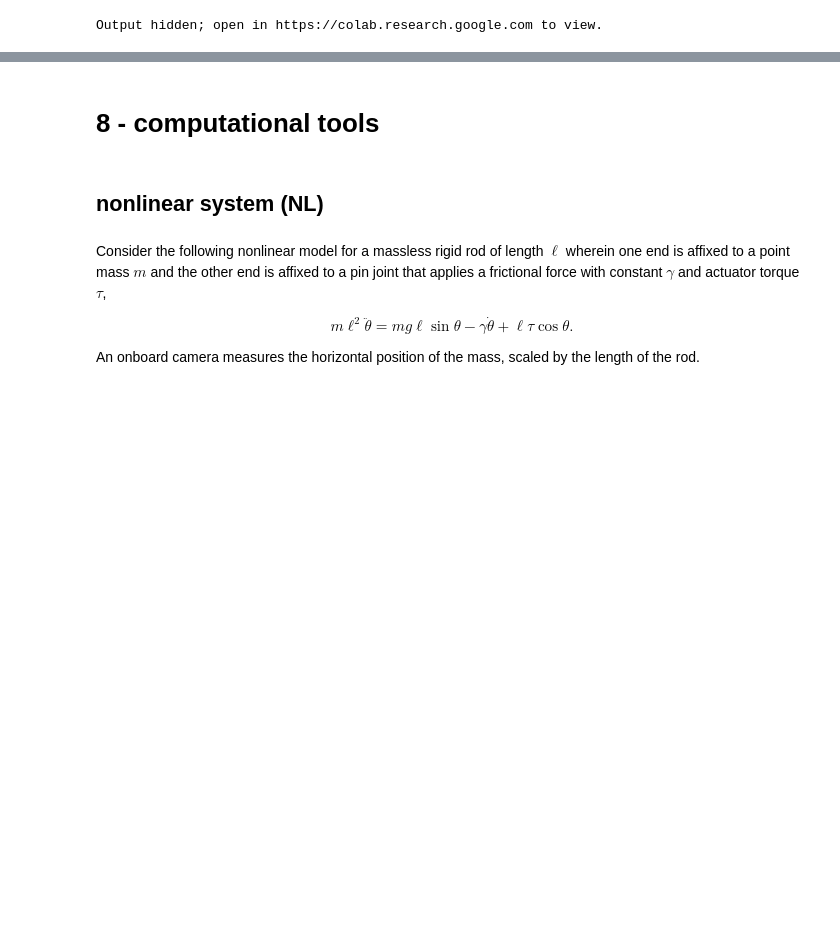
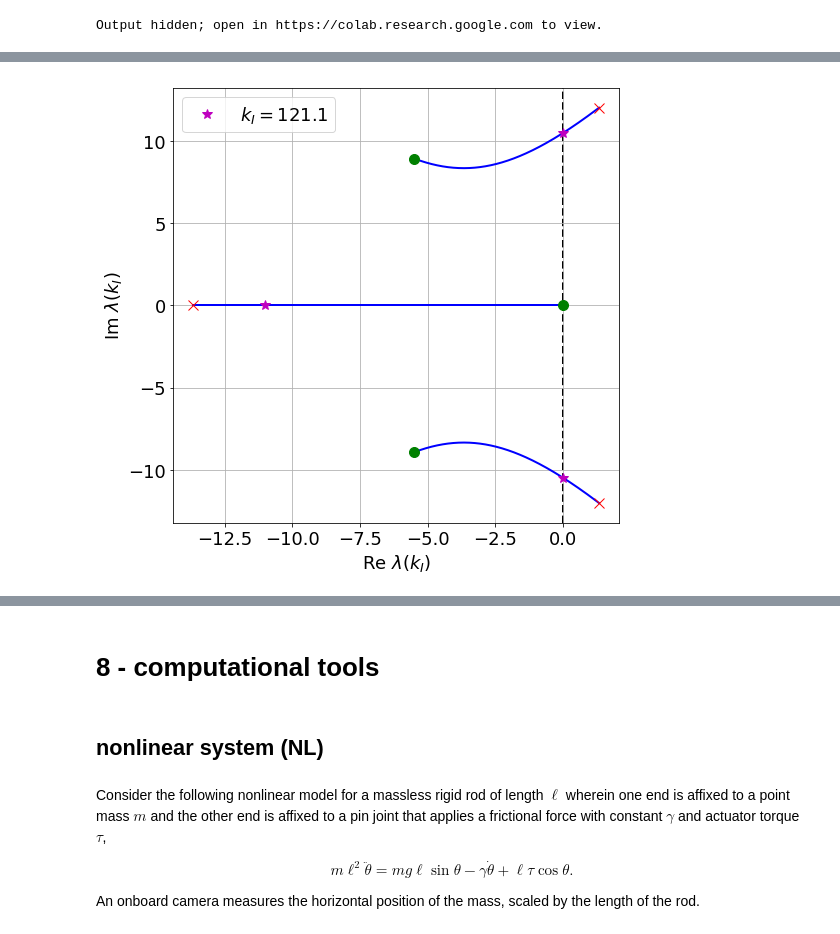
Before and after one commit to sburden/447-19fa, a Jupyter notebook: 447_lec_examples.ipynb, the cells around one changed output, grey strips where cells are left out. Cells and saved outputs as stored; diff of their text form; code cells hidden in the pictures; blank space fills up the shorter version.

```diff
--- a/447_lec_examples.ipynb
+++ b/447_lec_examples.ipynb
@@ -1053,0 +1141,53 @@ ani.FuncAnimation(fig, animate, init_func=init, repeat=True,
+# %%
+sym.var('s,a,T,b,k_P,k_I')
+
+# here's where we add the new pole at -1/T
+P = b / ((s + a) * (1 + s*T))
+C = k_P + k_I/s
+
+G_yv = P / (1 + P * C)
+G_yv = sym.simplify(G_yv)
+
+num,den = sym.fraction(G_yv)
+
+roots = sym.solve(den, s)
+
+# values for all parameters except integrator gain k_I
+# note that -1/T << -a
+mu = {a:1,T:.1,b:1,k_P:10}
+
+# numerical routine for evaluating roots as a function of k_I
+lambda_k_I = sym.lambdify(k_I,[root.subs(mu) for root in roots])
+
+# range of integrator values
+k_I = np.linspace(0.,200.,1000)
+
+# due to a quirk in the SymPy -> NumPy translation,
+# need to explicitly specify k_I is complex by adding 0j
+k_I = k_I + 0j
+
+# root locus
+locus = np.array(lambda_k_I(k_I)).T
+
+# index where locus enters right half-plane
+j = (locus[:,1].real > 0).nonzero()[0][0]
+
+plt.figure(figsize=(8,8))
+ax = plt.subplot(1,1,1); ax.grid(True)
+ax.plot(locus.real,locus.imag,'b-',lw=2)
+ax.plot(locus[0].real,locus[0].imag,'go',ms=10)
+ax.plot(locus[-1].real,locus[-1].imag,'rx',ms=10)
+
+ax.plot(locus[j].real,locus[j].imag,'m*',ms=10,
+        label=r'$k_I = %0.1f$'%k_I[j].real)
+
+ylim = ax.get_ylim()
+ax.plot([0.,0.],ylim,'k--',lw=2,zorder=-1)
+ax.set_ylim(ylim)
+
+ax.legend()
+
+ax.set_xlabel(r'$\operatorname{Re}\ \lambda(k_I)$')
+ax.set_ylabel(r'$\operatorname{Im}\ \lambda(k_I)$');
+# %% [output]
+[figure, added]
```
Also changed, not shown: parts of 18 cells of this notebook, 1 other file.
